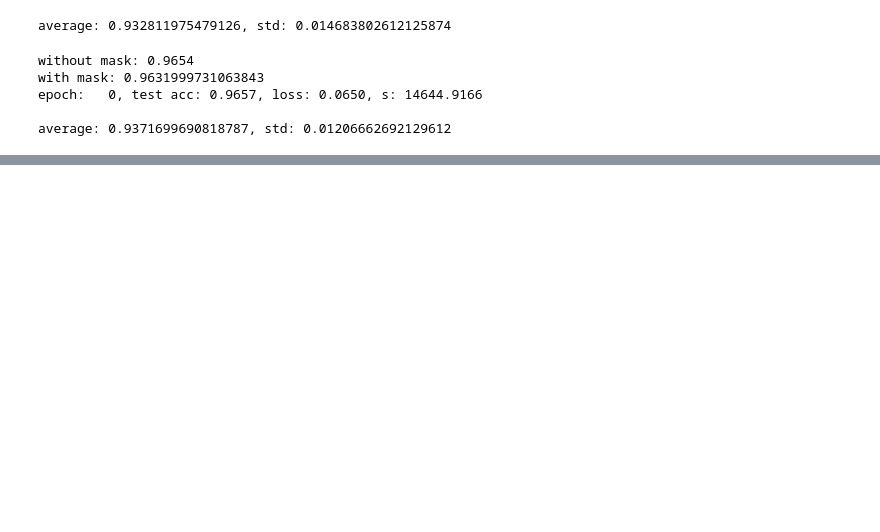
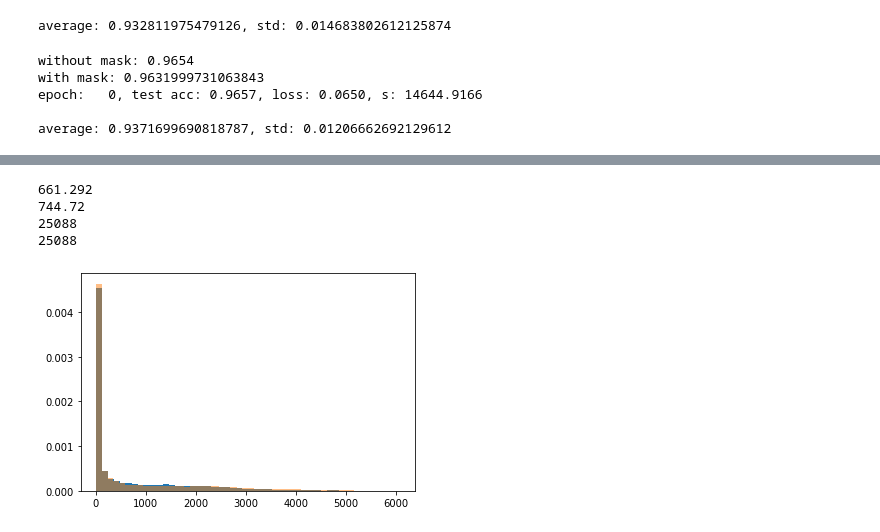
Before and after one commit to MariusAnje/SWIM, a Jupyter notebook: test_second_remove.ipynb, the cells around one changed output, grey strips where cells are left out. Cells and saved outputs as stored; diff of their text form; code cells hidden in the pictures; blank space fills up the shorter version.

```diff
--- a/test_second_remove.ipynb
+++ b/test_second_remove.ipynb
@@ -225,0 +221,6 @@ _ = plt.hist(fc3_gradS,100)
+# %%
+model.clear_noise()
+model.clear_S_grad()
+model.set_mask(0.05)
+STrain(1)
+GetSecond()
@@ -225,0 +229,19 @@ _ = plt.hist(fc3_gradS,100)
+# %%
+fc1_gradS_A = (model.fc1.weightS.grad.data * model.fc1.mask).cpu().view(-1).numpy()
+# fc1_gradS_A = (model.fc1.weightS.grad.data).cpu().view(-1).numpy()
+fc2_gradS_A = (model.fc2.weightS.grad.data * model.fc2.mask).cpu().view(-1).numpy()
+fc3_gradS_A = (model.fc3.weightS.grad.data * model.fc3.mask).cpu().view(-1).numpy()
+fc4_gradS_A = (model.fc4.weightS.grad.data * model.fc4.mask).cpu().view(-1).numpy()
+# %%
+_ = plt.hist(fc1_gradS_B, bins=50, alpha=1, density=True)
+_ = plt.hist(fc1_gradS_A, bins=50, alpha=0.5, density=True)
+print(fc1_gradS_B.mean())
+print(fc1_gradS_A.mean())
+print(len(fc1_gradS_B))
+print(len(fc1_gradS_A))
+# %% [output]
+661.292
+744.72
+25088
+25088
+[figure, added]
```
Also changed, not shown: parts of 13 cells of this notebook, 2 other files.
